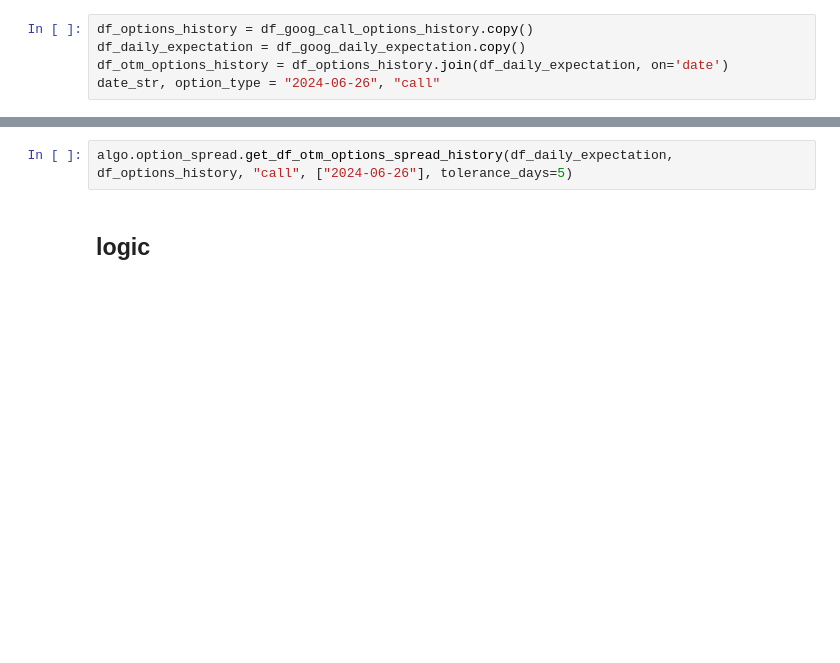
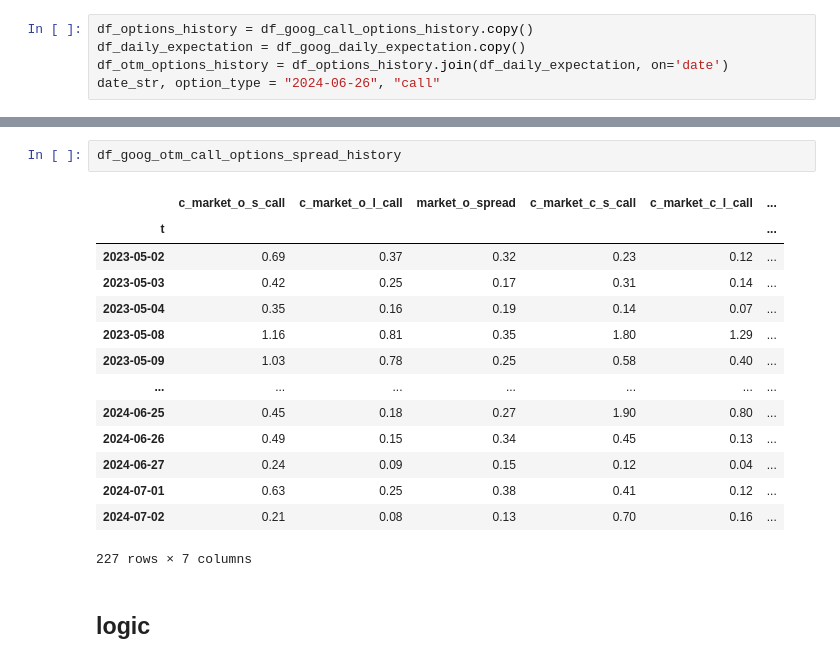
Before and after one commit to sculd/volatility_trading, a Jupyter notebook: sandbox_options.ipynb, the cells around one changed output, grey strips where cells are left out. Saved outputs shown, nothing was run; the diff lists cells and outputs as text; blank space fills up the shorter version.

```diff
--- a/sandbox_options.ipynb
+++ b/sandbox_options.ipynb
@@ -153,5 +96,20 @@ ValueError: No objects to concatenate
-# %%
-algo.option_spread.get_df_otm_options_spread_history(df_daily_expectation, df_options_history, "call", ["2024-06-26"], tolerance_days=5)
+# %%
+df_goog_otm_call_options_spread_history
+# %% [output]
+|  | c_market_o_s_call | c_market_o_l_call | market_o_spread | c_market_c_s_call | c_market_c_l_call | ... |
+| t |  |  |  |  |  | ... |
+| 2023-05-02 | 0.69 | 0.37 | 0.32 | 0.23 | 0.12 | ... |
+| 2023-05-03 | 0.42 | 0.25 | 0.17 | 0.31 | 0.14 | ... |
+| 2023-05-04 | 0.35 | 0.16 | 0.19 | 0.14 | 0.07 | ... |
+| 2023-05-08 | 1.16 | 0.81 | 0.35 | 1.80 | 1.29 | ... |
+| 2023-05-09 | 1.03 | 0.78 | 0.25 | 0.58 | 0.40 | ... |
+| ... | ... | ... | ... | ... | ... | ... |
+| 2024-06-25 | 0.45 | 0.18 | 0.27 | 1.90 | 0.80 | ... |
+| 2024-06-26 | 0.49 | 0.15 | 0.34 | 0.45 | 0.13 | ... |
+| 2024-06-27 | 0.24 | 0.09 | 0.15 | 0.12 | 0.04 | ... |
+| 2024-07-01 | 0.63 | 0.25 | 0.38 | 0.41 | 0.12 | ... |
+| 2024-07-02 | 0.21 | 0.08 | 0.13 | 0.70 | 0.16 | ... |
+227 rows × 7 columns
 # %% [markdown]
 ## logic
 # %%
```
Also changed, not shown: parts of 12 cells of this notebook, 3 other files.
